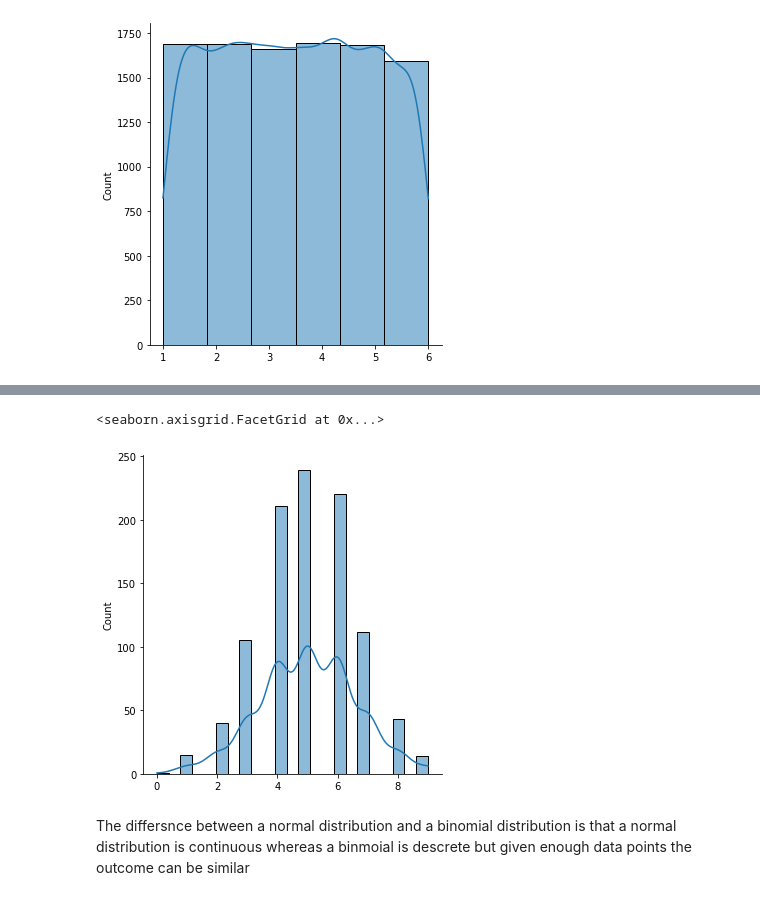
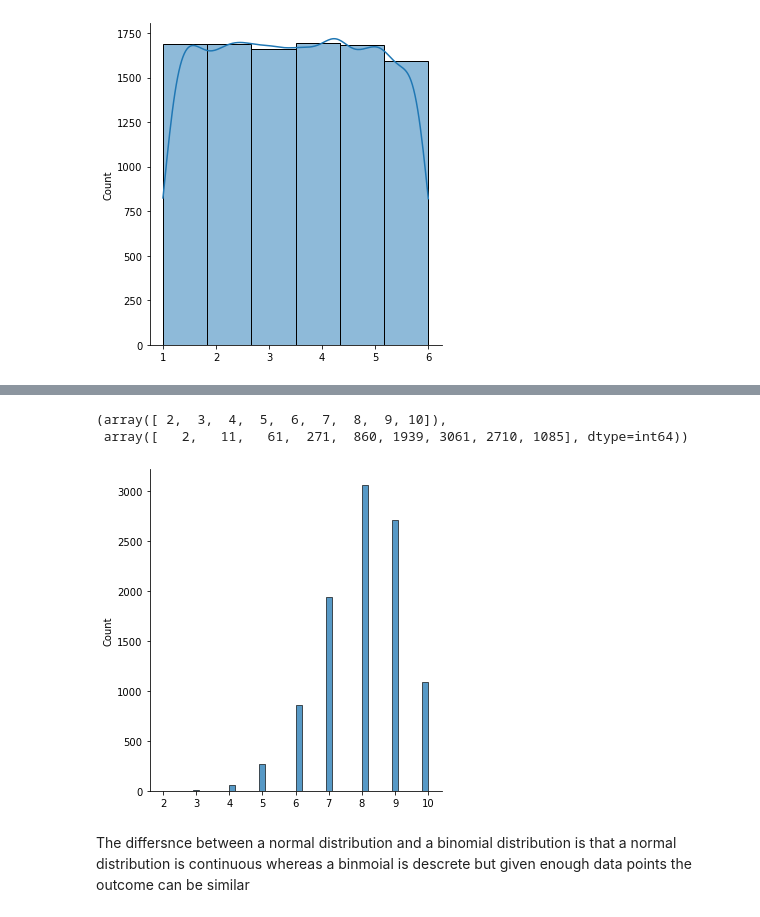
Before and after one commit to donneger/numpy_random, a Jupyter notebook: random.ipynb, the cells around one changed output, grey strips where cells are left out. Drawn from its saved outputs; the diff is of its cells as text; code cells hidden in the pictures.

Commit message:
Updating the section on Binomial distributions, adding code to show unique counts of outcomes.

```diff
--- a/random.ipynb
+++ b/random.ipynb
@@ -312,9 +320,16 @@ A Binomial Distrinution is one where the outcome is binary, i.e. the toss of a c
 # %%
-#Example of a coin toss
-sns.displot(random.binomial(n=10, p=0.5, size=1000),kde=True)
+#Example of a 10,000 sets of 10 trials where the probability of success is 0.8.
+# Note the distribution is skewed towards the 0.8 end of the graph, i.e. 8 success out of 10 trials.
+# The counts of the unique successful outcomes are shown, so for example where the probability of success in 10 trials is 0.8,
+# there is a very low chance of only getting 2 or 3 successes in any set of 10 trial whereas it looks like there is at least a 10% chance
+# of getting 10 out of 10.
+arr=(random.binomial(n=10, p=0.8,size=10000))
+sns.displot(arr)
+np.unique(arr, return_counts=True)
 # %% [output]
-<seaborn.axisgrid.FacetGrid at 0x...>
+(array([ 2,  3,  4,  5,  6,  7,  8,  9, 10]),
+ array([   2,   11,   61,  271,  860, 1939, 3061, 2710, 1085], dtype=int64))
-[figure, old version]
+[figure, new version]
 # %%
 #coin toss
 s=np.random.binomial(12, 0.17, 200)
```
Also changed, not shown: parts of 1 cell of this notebook.
